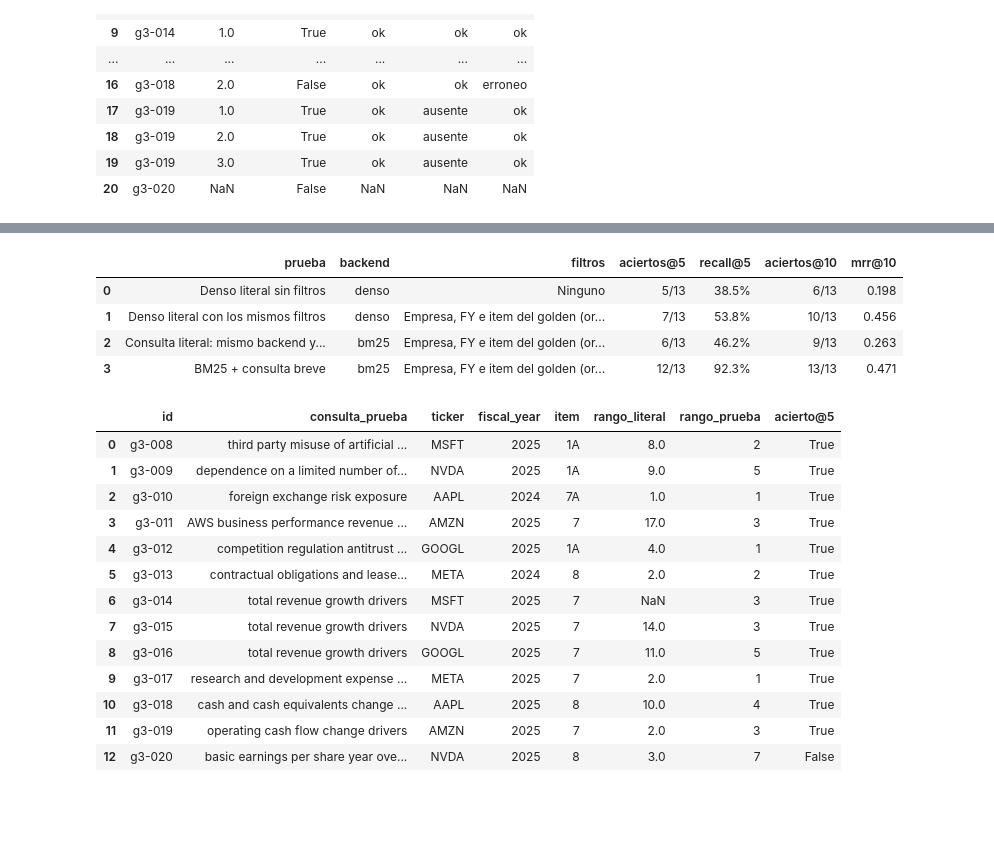
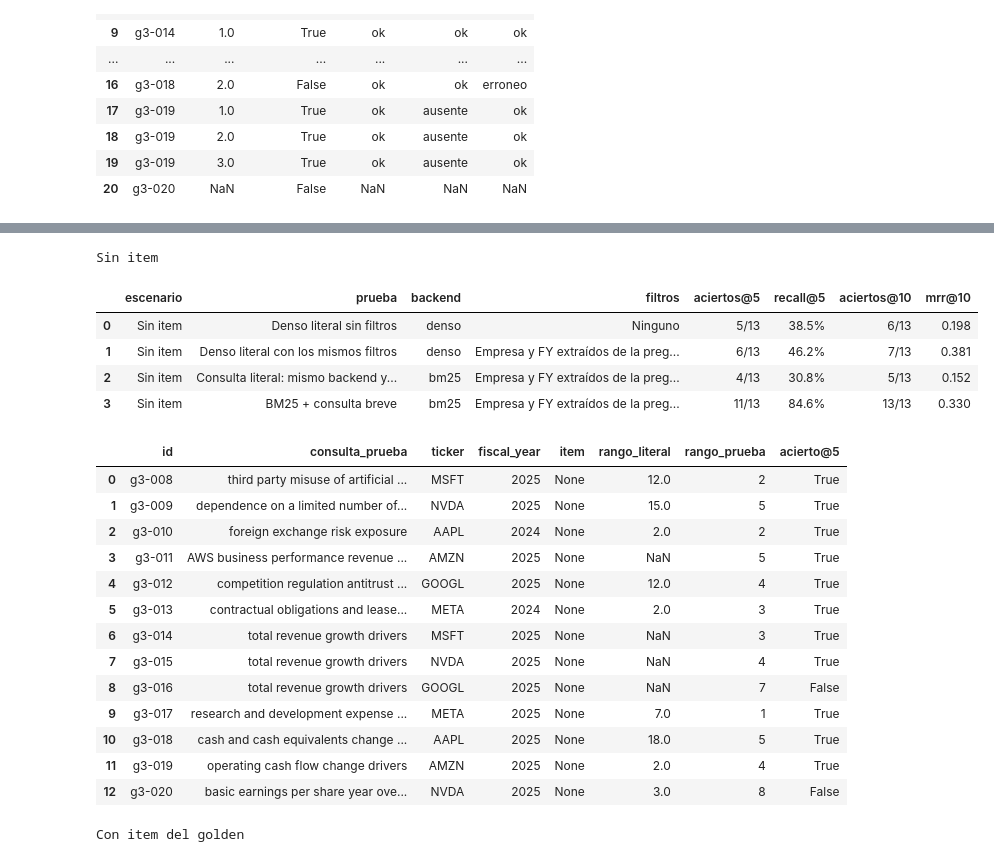
Before and after one commit to Romequinco/10k-financial-agent, a Jupyter notebook: notebooks/05_mejora_retrieval.ipynb, the cells around one changed output, grey strips where cells are left out. Drawn from its saved outputs; the diff is of its cells as text; code cells hidden in the pictures; blank space fills up the shorter version.

```diff
--- a/notebooks/05_mejora_retrieval.ipynb
+++ b/notebooks/05_mejora_retrieval.ipynb
@@ -398,19 +448,11 @@ fiscal_year = 2025
 # %%
-# Arranque propio del apartado: no ejecuta las celdas que llaman a la API.
-import sys
-import pathlib
-import pandas as pd
-from IPython.display import display
-
-RAIZ_PRUEBAS = next(p for p in [pathlib.Path.cwd(), *pathlib.Path.cwd().parents]
-                   if (p / "pyproject.toml").is_file())
-if str(RAIZ_PRUEBAS / "src") not in sys.path:
-    sys.path.insert(0, str(RAIZ_PRUEBAS / "src"))
-from agente10k.pruebas_retrieval import probar_variante
-
-prueba_limpieza = probar_variante("limpieza_densa")
-display(prueba_limpieza["resumen"].style.format({"recall@5": "{:.1%}", "mrr@10": "{:.3f}"}))
-with pd.option_context("display.max_colwidth", 100):
-    display(prueba_limpieza["detalle"][["id", "consulta_prueba", "ticker", "fiscal_year",
-                                        "rango_literal", "rango_prueba", "acierto@5"]])
+# Muestra los dos escenarios calculados arriba; no repite búsquedas.
+for resultado in (prueba_limpieza, prueba_limpieza_con_item):
+    print(resultado["resumen"]["escenario"].iloc[0])
+    display(resultado["resumen"].style.format({"recall@5": "{:.1%}", "mrr@10": "{:.3f}"}))
+    with pd.option_context("display.max_colwidth", 100):
+        display(resultado["detalle"][
+            ["id", "consulta_prueba", "ticker", "fiscal_year", "item",
+             "rango_literal", "rango_prueba", "acierto@5"]
+        ])
 # %% [output]
@@ -477,26 +519,34 @@ item = "7"
 # %%
 prueba_bm25 = probar_variante("bm25_breve")
-display(prueba_bm25["resumen"].style.format({"recall@5": "{:.1%}", "mrr@10": "{:.3f}"}))
-with pd.option_context("display.max_colwidth", 100):
-    display(prueba_bm25["detalle"][["id", "consulta_prueba", "ticker", "fiscal_year", "item",
-                                    "rango_literal", "rango_prueba", "acierto@5"]])
+prueba_bm25_con_item = probar_variante("bm25_breve", usar_item=True)
+
+for resultado in (prueba_bm25, prueba_bm25_con_item):
+    print(resultado["resumen"]["escenario"].iloc[0])
+    display(resultado["resumen"].style.format({"recall@5": "{:.1%}", "mrr@10": "{:.3f}"}))
+    with pd.option_context("display.max_colwidth", 100):
+        display(resultado["detalle"][
+            ["id", "consulta_prueba", "ticker", "fiscal_year", "item",
+             "rango_literal", "rango_prueba", "acierto@5"]
+        ])
 # %% [output]
+Sin item
-|  | prueba | backend | filtros | aciertos@5 | recall@5 | aciertos@10 | mrr@10 |
-| 0 | Denso literal sin filtros | denso | Ninguno | 5/13 | 38.5% | 6/13 | 0.198 |
-| 1 | Denso literal con los mismos filtros | denso | Empresa, FY e item del golden (or... | 7/13 | 53.8% | 10/13 | 0.456 |
-| 2 | Consulta literal: mismo backend y... | bm25 | Empresa, FY e item del golden (or... | 6/13 | 46.2% | 9/13 | 0.263 |
-| 3 | BM25 + consulta breve | bm25 | Empresa, FY e item del golden (or... | 12/13 | 92.3% | 13/13 | 0.471 |
+|  | escenario | prueba | backend | filtros | aciertos@5 | recall@5 | aciertos@10 | mrr@10 |
+| 0 | Sin item | Denso literal sin filtros | denso | Ninguno | 5/13 | 38.5% | 6/13 | 0.198 |
+| 1 | Sin item | Denso literal con los mismos filtros | denso | Empresa y FY extraídos de la preg... | 6/13 | 46.2% | 7/13 | 0.381 |
+| 2 | Sin item | Consulta literal: mismo backend y... | bm25 | Empresa y FY extraídos de la preg... | 4/13 | 30.8% | 5/13 | 0.152 |
+| 3 | Sin item | BM25 + consulta breve | bm25 | Empresa y FY extraídos de la preg... | 11/13 | 84.6% | 13/13 | 0.330 |
 |  | id | consulta_prueba | ticker | fiscal_year | item | rango_literal | rango_prueba | acierto@5 |
-| 0 | g3-008 | third party misuse of artificial ... | MSFT | 2025 | 1A | 8.0 | 2 | True |
-| 1 | g3-009 | dependence on a limited number of... | NVDA | 2025 | 1A | 9.0 | 5 | True |
-| 2 | g3-010 | foreign exchange risk exposure | AAPL | 2024 | 7A | 1.0 | 1 | True |
-| 3 | g3-011 | AWS business performance revenue ... | AMZN | 2025 | 7 | 17.0 | 3 | True |
-| 4 | g3-012 | competition regulation antitrust ... | GOOGL | 2025 | 1A | 4.0 | 1 | True |
-| 5 | g3-013 | contractual obligations and lease... | META | 2024 | 8 | 2.0 | 2 | True |
-| 6 | g3-014 | total revenue growth drivers | MSFT | 2025 | 7 | NaN | 3 | True |
-| 7 | g3-015 | total revenue growth drivers | NVDA | 2025 | 7 | 14.0 | 3 | True |
-| 8 | g3-016 | total revenue growth drivers | GOOGL | 2025 | 7 | 11.0 | 5 | True |
-| 9 | g3-017 | research and development expense ... | META | 2025 | 7 | 2.0 | 1 | True |
-| 10 | g3-018 | cash and cash equivalents change ... | AAPL | 2025 | 8 | 10.0 | 4 | True |
-| 11 | g3-019 | operating cash flow change drivers | AMZN | 2025 | 7 | 2.0 | 3 | True |
-| 12 | g3-020 | basic earnings per share year ove... | NVDA | 2025 | 8 | 3.0 | 7 | False |
+| 0 | g3-008 | third party misuse of artificial ... | MSFT | 2025 | None | 12.0 | 2 | True |
+| 1 | g3-009 | dependence on a limited number of... | NVDA | 2025 | None | 15.0 | 5 | True |
+| 2 | g3-010 | foreign exchange risk exposure | AAPL | 2024 | None | 2.0 | 2 | True |
+| 3 | g3-011 | AWS business performance revenue ... | AMZN | 2025 | None | NaN | 5 | True |
+| 4 | g3-012 | competition regulation antitrust ... | GOOGL | 2025 | None | 12.0 | 4 | True |
+| 5 | g3-013 | contractual obligations and lease... | META | 2024 | None | 2.0 | 3 | True |
+| 6 | g3-014 | total revenue growth drivers | MSFT | 2025 | None | NaN | 3 | True |
+| 7 | g3-015 | total revenue growth drivers | NVDA | 2025 | None | NaN | 4 | True |
+| 8 | g3-016 | total revenue growth drivers | GOOGL | 2025 | None | NaN | 7 | False |
+| 9 | g3-017 | research and development expense ... | META | 2025 | None | 7.0 | 1 | True |
+| 10 | g3-018 | cash and cash equivalents change ... | AAPL | 2025 | None | 18.0 | 5 | True |
+| 11 | g3-019 | operating cash flow change drivers | AMZN | 2025 | None | 2.0 | 4 | True |
+| 12 | g3-020 | basic earnings per share year ove... | NVDA | 2025 | None | 3.0 | 8 | False |
+Con item del golden
```
Also changed, not shown: parts of 29 cells of this notebook, 29 other files.
